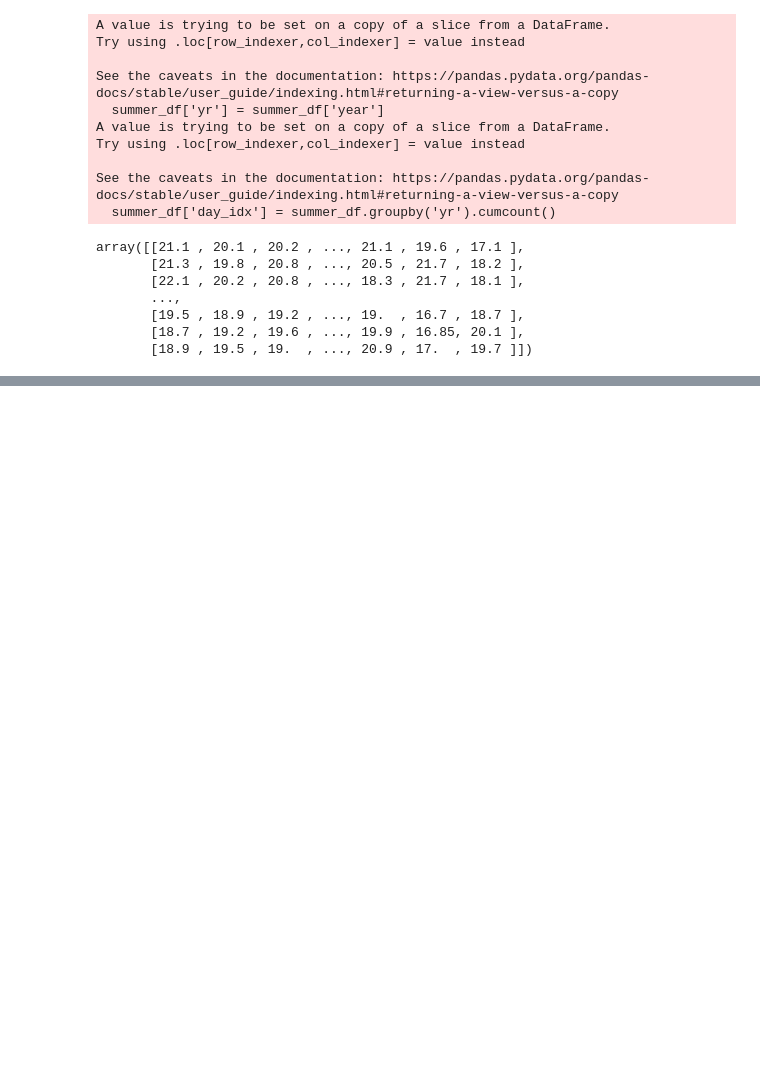
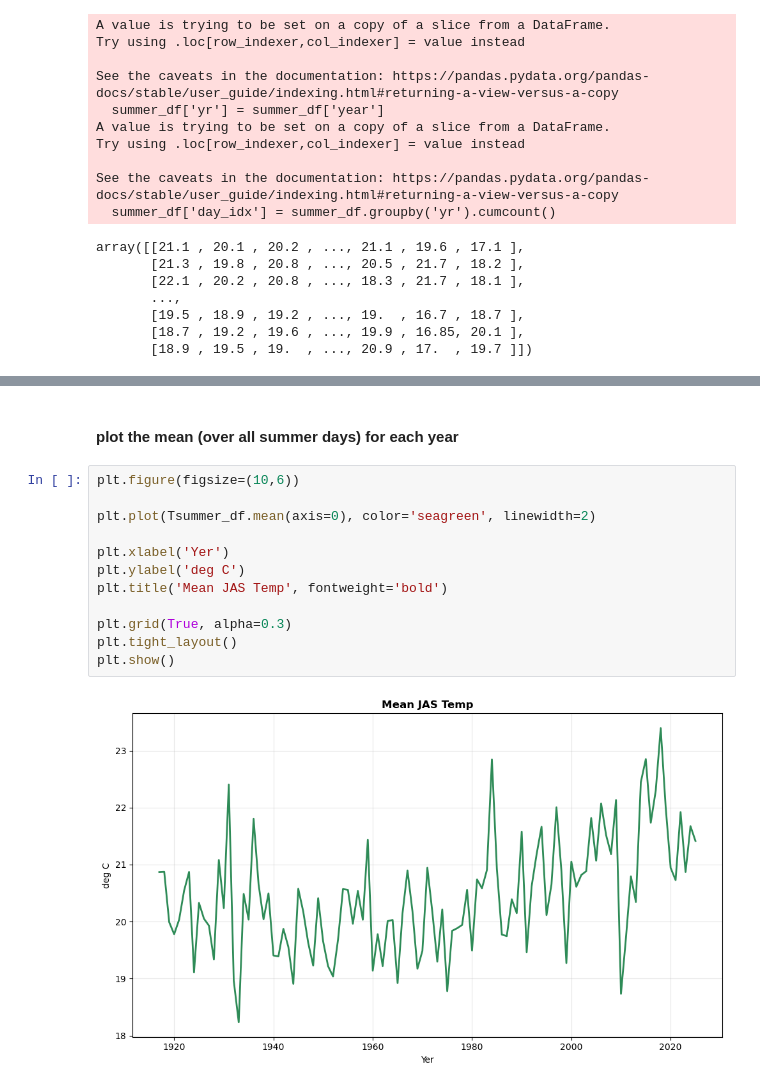
Before and after one commit to isidora-rojas/SIO175_DataAnalysis, a Jupyter notebook: Module_1/Demo2.ipynb, the cells around one changed output, grey strips where cells are left out. Cells and saved outputs as stored; diff of their text form; blank space fills up the shorter version.

```diff
--- a/Module_1/Demo2.ipynb
+++ b/Module_1/Demo2.ipynb
@@ -250,0 +299,16 @@ array([[21.1 , 20.1 , 20.2 , ..., 21.1 , 19.6 , 17.1 ],
+# %% [markdown]
+#### plot the mean (over all summer days) for each year
+# %%
+plt.figure(figsize=(10,6))
+
+plt.plot(Tsummer_df.mean(axis=0), color='seagreen', linewidth=2)
+
+plt.xlabel('Yer')
+plt.ylabel('deg C')
+plt.title('Mean JAS Temp', fontweight='bold')
+
+plt.grid(True, alpha=0.3)
+plt.tight_layout()
+plt.show()
+# %% [output]
+[figure, added]
```
Also changed, not shown: parts of 27 cells of this notebook.
